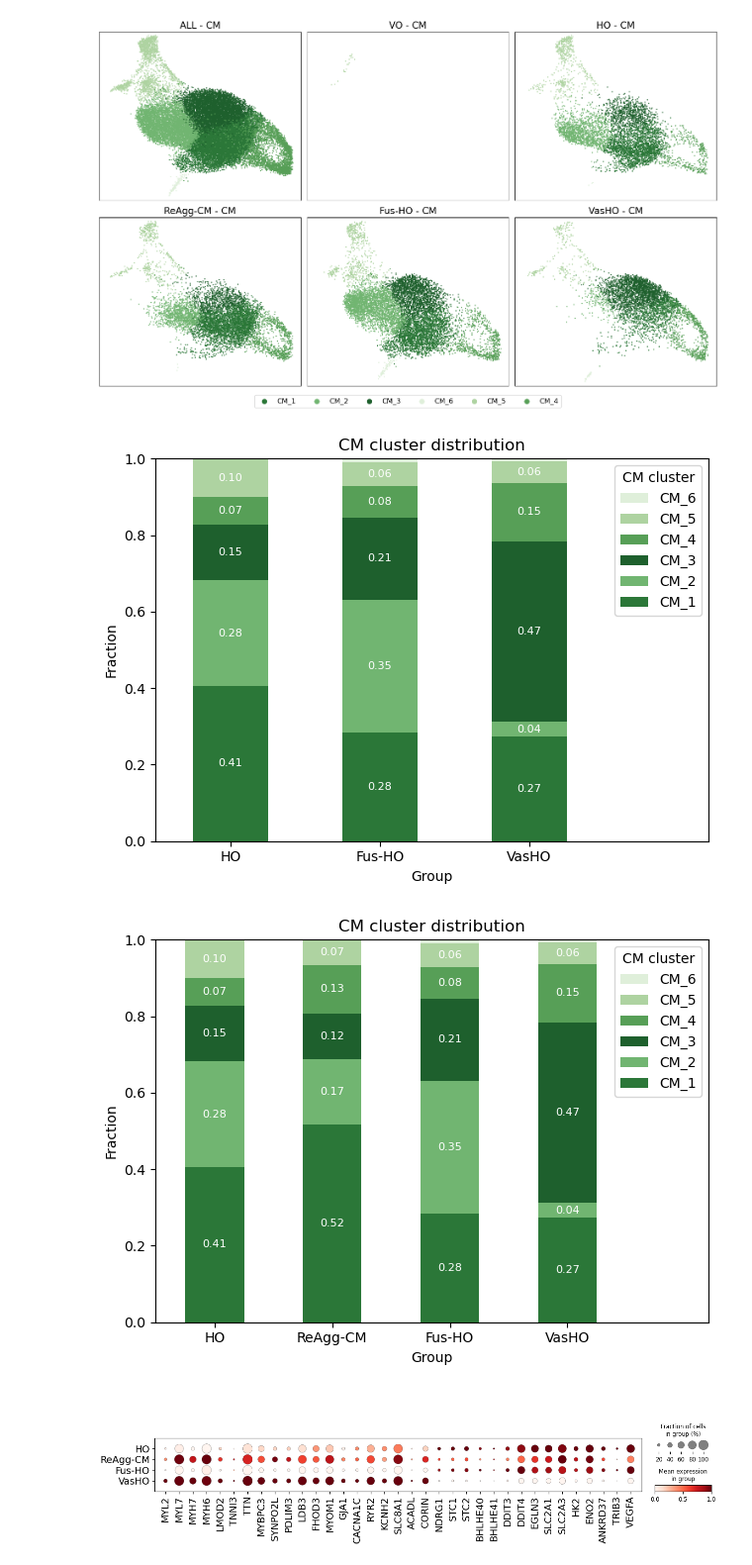
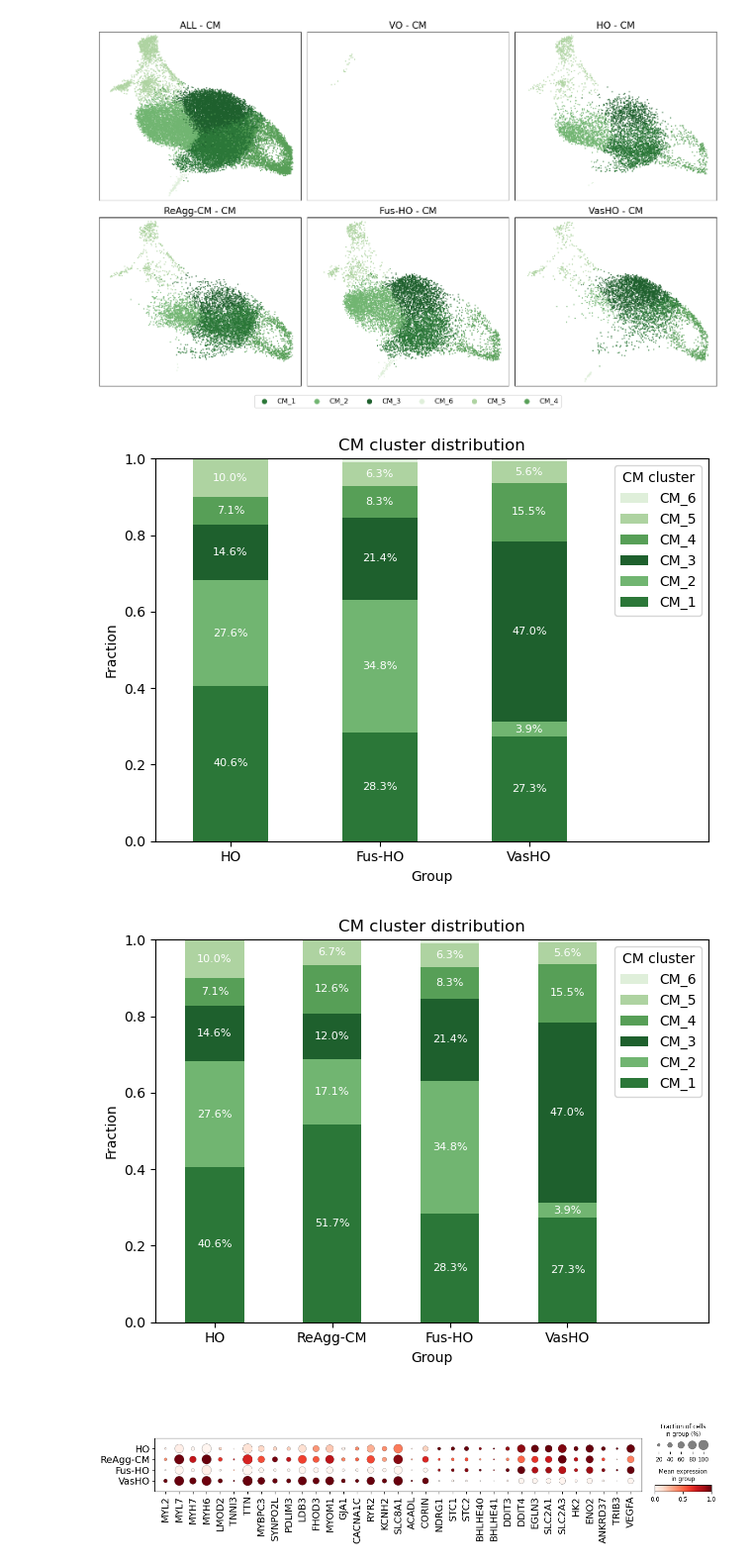
Before and after one commit to yachielab/DataAnalysis_Vascularized_Cardiac_Organoids, a Jupyter notebook: ipynb/CCO12.ipynb, the cells around one changed output. Shown at 99% size. Drawn from its saved outputs; the diff is of its cells as text; code cells hidden in the pictures.

```diff
--- a/ipynb/CCO12.ipynb
+++ b/ipynb/CCO12.ipynb
@@ -446,7 +446,7 @@ for bar in ax.containers:
             ax.text(
                 rect.get_x() + rect.get_width() / 2,
                 rect.get_y() + height / 2,
-                f'{height:.2f}',
+                f'{100*height:3.1f}%',
                 ha='center', va='center', fontsize=8, color='white'
             )
 
@@ -642,7 +642,7 @@ for bar in ax.containers:
             ax.text(
                 rect.get_x() + rect.get_width() / 2,
                 rect.get_y() + height / 2,
-                f'{height:.2f}',
+                f'{100*height:3.1f}%',
                 ha='center', va='center', fontsize=8, color='white'
             )
 
@@ -651,7 +651,7 @@ plt.savefig(f'{WORK_DIR}/distribution/secondary_leiden_woCA.{ct}.png', bbox_inch
 plt.savefig(f'{WORK_DIR}/distribution/secondary_leiden_woCA.{ct}.svg', bbox_inches="tight")
 plt.show()
 # %% [output]
-[figure, old version]
+[figure, new version]
 # %%
 res = []
 res_col = []
@@ -672,35 +672,35 @@ df = np.divide(df, df.sum())
 df = df.T
 
 ax = df.plot(kind='bar', stacked=True, color=[colormap_subclusters[col] for col in df.columns])
 plt.xlabel('Group')
 plt.ylabel('Fraction')
 plt.ylim((0, 1))
 plt.xlim((-0.5, 4.2))
 plt.xticks(rotation=0)
 plt.title(f"{ct} cluster distribution")
 
 # Reverse legend to match stack order
 handles, labels = ax.get_legend_handles_labels()
 ax.legend(handles[::-1], labels[::-1], title=f'{ct} cluster')
 
 # Add fraction labels
 for bar in ax.containers:
     for rect in bar:
         height = rect.get_height()
         if height > 0.01:  # Avoid cluttering small segments
             ax.text(
                 rect.get_x() + rect.get_width() / 2,
                 rect.get_y() + height / 2,
-                f'{height:.2f}',
+                f'{100*height:3.1f}%',
                 ha='center', va='center', fontsize=8, color='white'
             )
 
 plt.tight_layout()
 plt.savefig(f'{WORK_DIR}/distribution/secondary_leiden_wCA.{ct}.png', bbox_inches="tight")
 plt.savefig(f'{WORK_DIR}/distribution/secondary_leiden_wCA.{ct}.svg', bbox_inches="tight")
 plt.show()
 # %% [output]
-[figure, old version]
+[figure, new version]
 # %%
 marker_dict = ['MYL2', 'MYL7', 'MYH7', 'MYH6', 'LMOD2', 'TNNI3', 'TTN', 'MYBPC3',
                'SYNPO2L', 'PDLIM3', 'LDB3', 'FHOD3', 'MYOM1',
```
Also changed, not shown: parts of 1 cell of this notebook, 7 other files.
